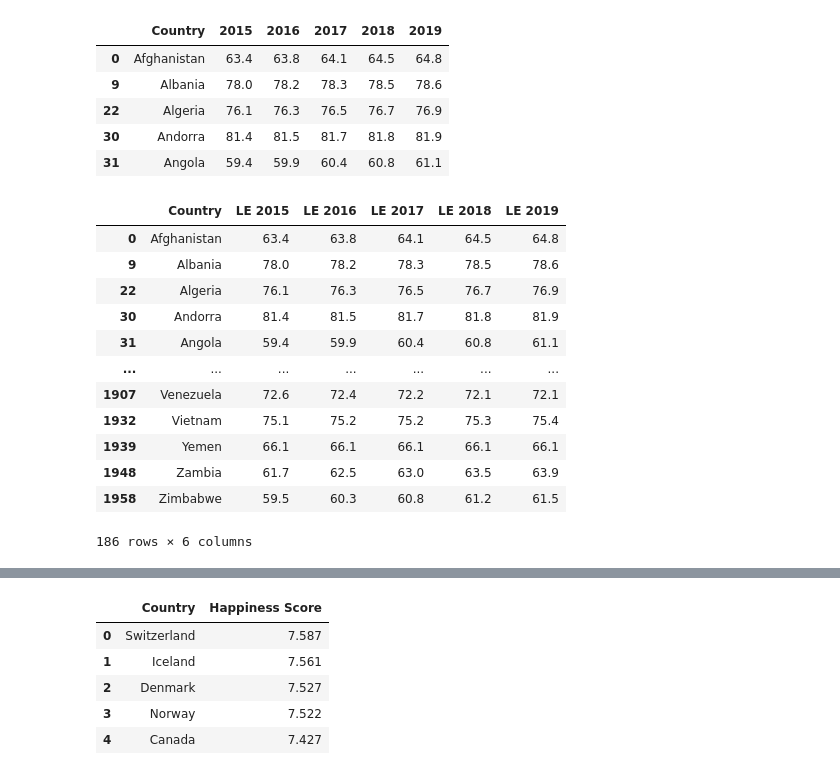
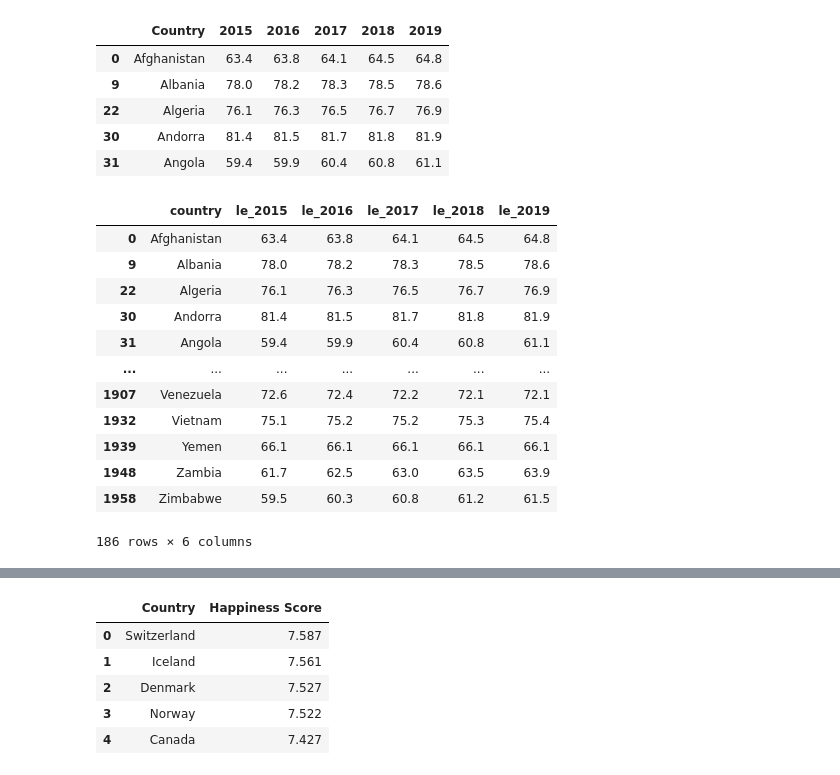
Before and after one commit to thn22/Dedupeanalytics, a Jupyter notebook: cleaning.ipynb, the cells around one changed output, grey strips where cells are left out. Saved outputs shown, nothing was run; the diff lists cells and outputs as text; code cells hidden in the pictures.

```diff
--- a/cleaning.ipynb
+++ b/cleaning.ipynb
@@ -43,11 +43,12 @@ le_df.head()
 | 30 | Andorra | 81.4 | 81.5 | 81.7 | 81.8 | 81.9 |
 | 31 | Angola | 59.4 | 59.9 | 60.4 | 60.8 | 61.1 |
 # %%
-cleaned_le_df = le_df.rename(columns={'2015': 'LE 2015', '2016':'LE 2016' ,
-                                                         '2017': 'LE 2017' , '2018':'LE 2018' ,'2019' :'LE 2019'})
+cleaned_le_df = le_df.rename(columns={'2015': 'le_2015', '2016':'le_2016' ,
+                                        '2017': 'le_2017' , '2018':'le_2018' ,
+                                      '2019' :'le_2019', 'Country': 'country'})
 cleaned_le_df
 # %% [output]
-|  | Country | LE 2015 | LE 2016 | LE 2017 | LE 2018 | LE 2019 |
+|  | country | le_2015 | le_2016 | le_2017 | le_2018 | le_2019 |
 | 0 | Afghanistan | 63.4 | 63.8 | 64.1 | 64.5 | 64.8 |
 | 9 | Albania | 78.0 | 78.2 | 78.3 | 78.5 | 78.6 |
 | 22 | Algeria | 76.1 | 76.3 | 76.5 | 76.7 | 76.9 |
```
Also changed, not shown: parts of 12 cells of this notebook, 1 other file.
